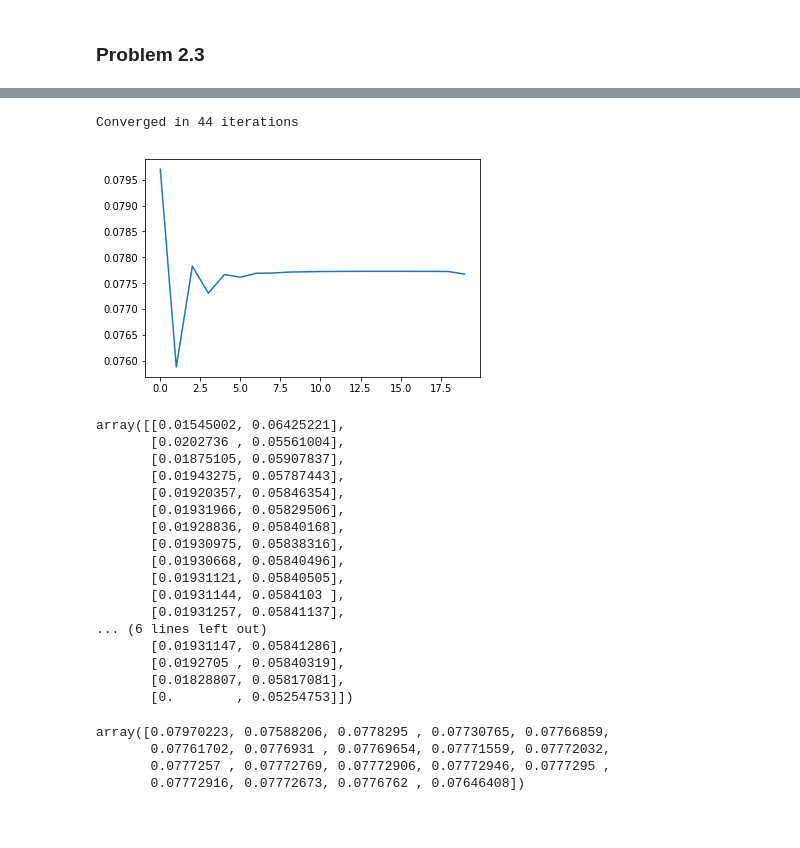
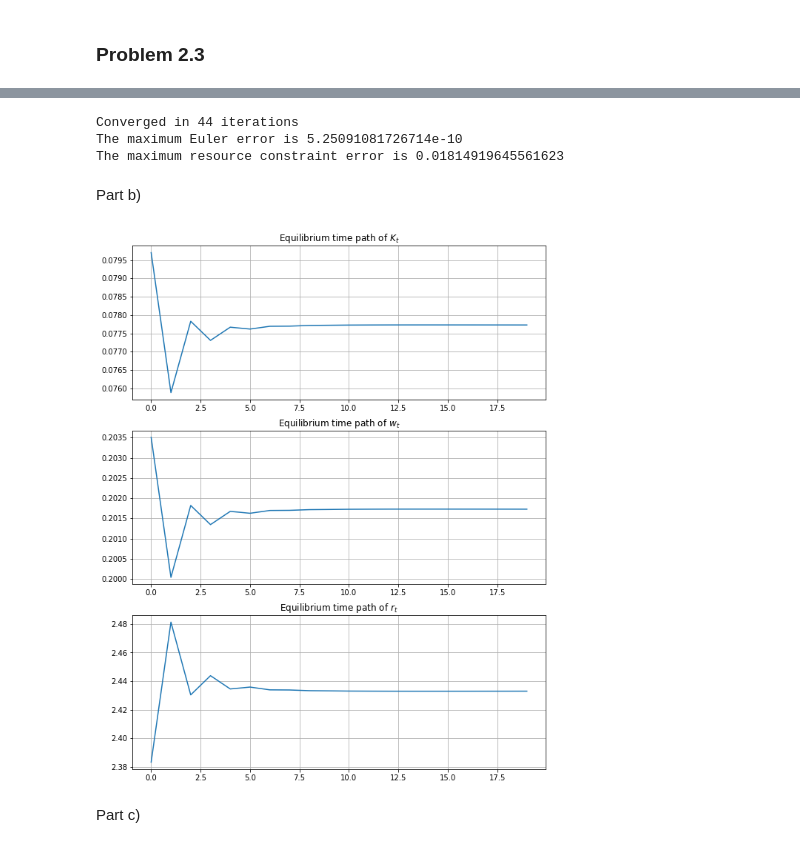
Before and after one commit to natashawatkins/BootCamp2018, a Jupyter notebook: Probsets/Econ/Probset3/OLG-homework.ipynb, the cells around one changed output, grey strips where cells are left out. Cells and saved outputs as stored; diff of their text form; code cells hidden in the pictures; blank space fills up the shorter version.

```diff
--- a/Probsets/Econ/Probset3/OLG-homework.ipynb
+++ b/Probsets/Econ/Probset3/OLG-homework.ipynb
@@ -219,35 +220,35 @@ euler_b3 = lambda w2, w3, r2, r3, b2, b3: u_prime(n2 * w2 + (1 + r2) * b2 - b3)
            β * (1 + r3) * u_prime((1 + r3) * b3 + n3 * w3)
 # %%
-def find_b2t2_b3t3(bvec, w1, w2, w3, r2, r3):
+def find_b2t2_b3t3(bvec, w1, w2, w3, r2, r3, β):
 
     b2t2, b3t3 = bvec
 
-    e1 = euler_b2(w1, w2, r2, b2t2, b3t3)
-    e2 = euler_b3(w2, w3, r2, r3, b2t2, b3t3)
+    e1 = euler_b2(w1, w2, r2, b2t2, b3t3, β)
+    e2 = euler_b3(w2, w3, r2, r3, b2t2, b3t3, β)
 
     return np.array([e1, e2]).flatten()
 # %%
-def update_bmat(b21, b31, K, bmat, T, m):
+def update_bmat(b21, b31, K, bmat, T, m, β):
 
     w_t = w(α, A, L, K)
     r_t = r(α, A, L, K, δ)
+    euler_errors = np.ones((T+m, 2))
 
     for t in range(1, T+m-2):
 
         w1, w2, w3 = w_t[t-1], w_t[t], w_t[t+1]
         r2, r3 = r_t[t], r_t[t+1]
 
-        b2t1 = bmat[t-1, 0]
-        b3t1 = bmat[t-1, 1]
-        b3t2 = bmat[t, 1]
-        b2t2, b3t3 = root(find_b2t2_b3t3,
+        solution = root(find_b2t2_b3t3,
                           np.zeros(2),
-                          args=(w1, w2, w3, r2, r3)).x
+                          args=(w1, w2, w3, r2, r3, β))
+        b2t2, b3t3 = solution.x
+        euler_errors[t-1, :] = solution.fun
         bmat[t, 0] = b2t2
         bmat[t+1, 1] = b3t3
 
-    return bmat
+    return bmat, euler_errors
 # %%
-def find_b32(b32, b21, w1, w2, r1, r2):
-    return euler_b3(w1, w2, r1, r2, b21, b32)
+def find_b32(b32, b21, w1, w2, r1, r2, β):
+    return euler_b3(w1, w2, r1, r2, b21, b32, β)
 # %%
@@ -285,36 +311,26 @@ def find_ss_path(b21, b31, T, ξ=0.2, ɛ=1e-9, max_iter=100):
 # %%
-K_star = find_ss_path(b21, b31, 20)
+path = find_ss_path(b21, b31, 20)
 # %% [output]
 Converged in 44 iterations
+The maximum Euler error is 5.25091081726714e-10
+The maximum resource constraint error is 0.01814919645561623
-# %%
-plt.plot(K_star[0])
-plt.show()
-# %% [output]
-[figure, removed]
-# %%
-K_star[1]
-# %% [output]
-array([[0.01545002, 0.06425221],
-       [0.0202736 , 0.05561004],
-       [0.01875105, 0.05907837],
-       [0.01943275, 0.05787443],
-       [0.01920357, 0.05846354],
-       [0.01931966, 0.05829506],
-       [0.01928836, 0.05840168],
-       [0.01930975, 0.05838316],
-       [0.01930668, 0.05840496],
-       [0.01931121, 0.05840505],
-       [0.01931144, 0.0584103 ],
-       [0.01931257, 0.05841137],
-... (6 lines left out)
-       [0.01931147, 0.05841286],
-       [0.0192705 , 0.05840319],
-       [0.01828807, 0.05817081],
-       [0.        , 0.05254753]])
-# %%
-K_star[0]
-# %% [output]
-array([0.07970223, 0.07588206, 0.0778295 , 0.07730765, 0.07766859,
-       0.07761702, 0.0776931 , 0.07769654, 0.07771559, 0.07772032,
-       0.0777257 , 0.07772769, 0.07772906, 0.07772946, 0.0777295 ,
-       0.07772916, 0.07772673, 0.0776762 , 0.07646408])
+# %% [markdown]
+Part b)
+# %%
+fig, axes = plt.subplots(3, 1, figsize=(10, 13))
+
+titles = ['Equilibrium time path of $K_t$',
+          'Equilibrium time path of $w_t$',
+          'Equilibrium time path of $r_t$']
+
+for i in range(3):
+
+    axes[i].plot(path[i])
+    axes[i].set_title(titles[i])
+    axes[i].grid()
+
+plt.show()
+# %% [output]
+[figure, added]
+# %% [markdown]
+Part c)
```
Also changed, not shown: parts of 8 cells of this notebook.
